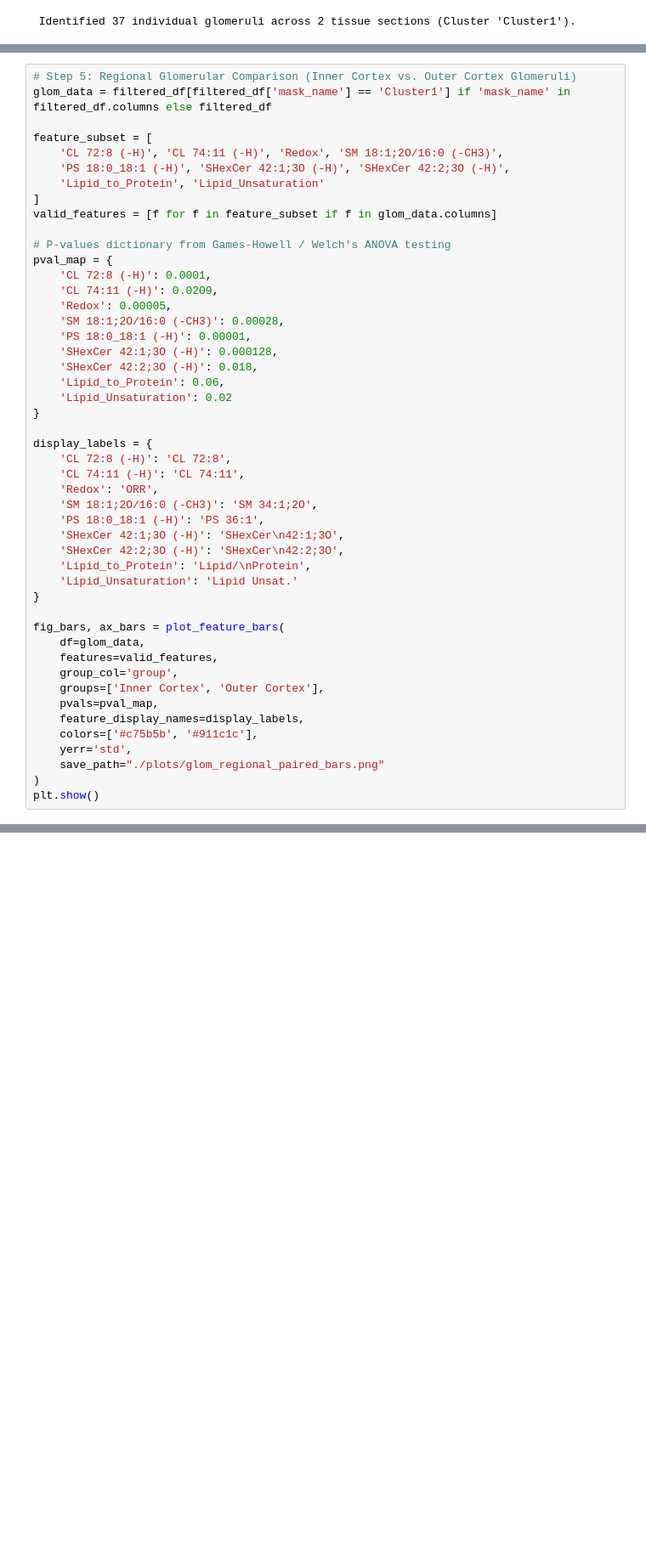
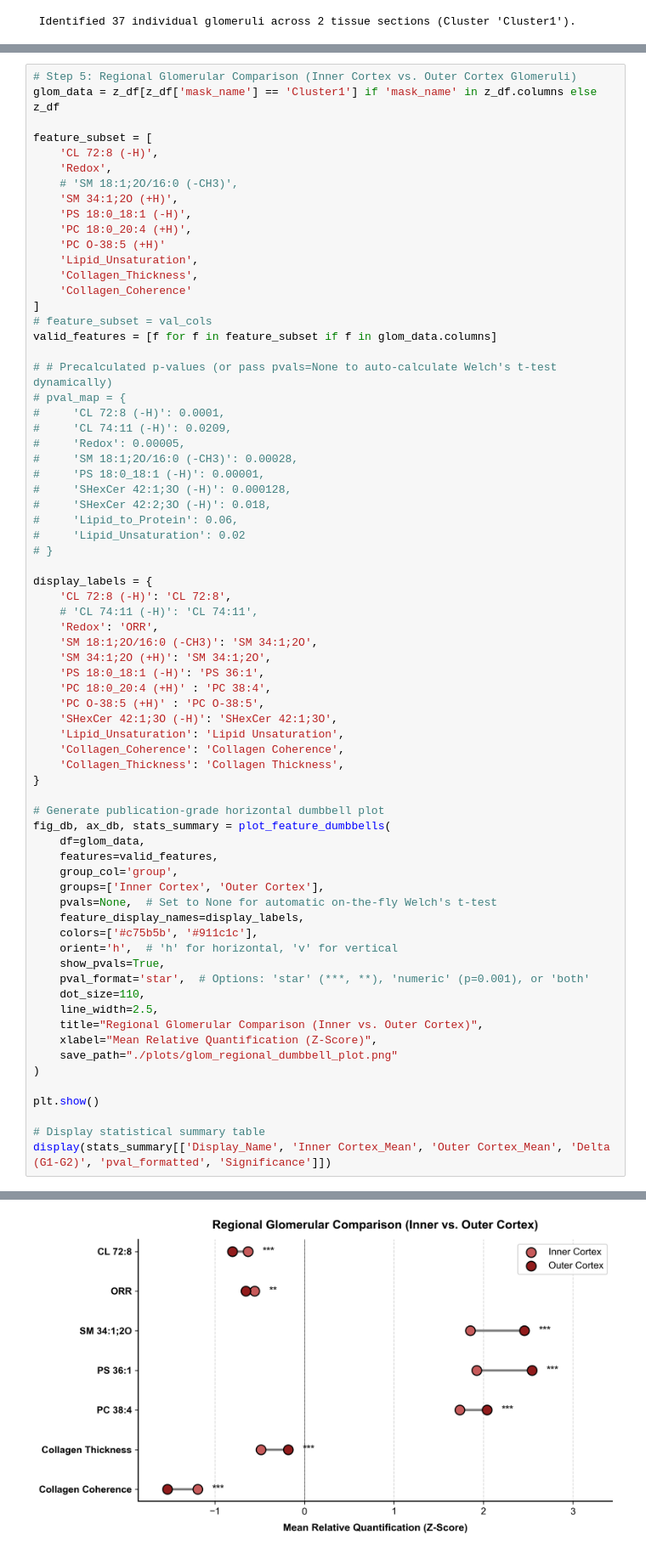
Before and after one commit to jvillazon/hsi_machine_learning, a Jupyter notebook: sk_classifier/integrated_pipeline.ipynb, the cells around one changed output, grey strips where cells are left out. Shown at 85% size. Cells and saved outputs as stored; diff of their text form; blank space fills up the shorter version.

Commit message:
Save in-progress changes on experiment branch

```diff
--- a/sk_classifier/integrated_pipeline.ipynb
+++ b/sk_classifier/integrated_pipeline.ipynb
@@ -241,48 +264,71 @@ if 'glom' in filtered_df.columns and filtered_df['glom'].notna().any():
 # %%
 # Step 5: Regional Glomerular Comparison (Inner Cortex vs. Outer Cortex Glomeruli)
-glom_data = filtered_df[filtered_df['mask_name'] == 'Cluster1'] if 'mask_name' in filtered_df.columns else filtered_df
+glom_data = z_df[z_df['mask_name'] == 'Cluster1'] if 'mask_name' in z_df.columns else z_df
 
 feature_subset = [
-    'CL 72:8 (-H)', 'CL 74:11 (-H)', 'Redox', 'SM 18:1;2O/16:0 (-CH3)',
-    'PS 18:0_18:1 (-H)', 'SHexCer 42:1;3O (-H)', 'SHexCer 42:2;3O (-H)',
-    'Lipid_to_Protein', 'Lipid_Unsaturation'
+    'CL 72:8 (-H)',
+    'Redox',
+    # 'SM 18:1;2O/16:0 (-CH3)',
+    'SM 34:1;2O (+H)',
+    'PS 18:0_18:1 (-H)',
+    'PC 18:0_20:4 (+H)',
+    'PC O-38:5 (+H)'
+    'Lipid_Unsaturation',
+    'Collagen_Thickness',
+    'Collagen_Coherence'
 ]
+# feature_subset = val_cols
 valid_features = [f for f in feature_subset if f in glom_data.columns]
 
-# P-values dictionary from Games-Howell / Welch's ANOVA testing
-pval_map = {
-    'CL 72:8 (-H)': 0.0001,
-    'CL 74:11 (-H)': 0.0209,
-    'Redox': 0.00005,
-    'SM 18:1;2O/16:0 (-CH3)': 0.00028,
-    'PS 18:0_18:1 (-H)': 0.00001,
-    'SHexCer 42:1;3O (-H)': 0.000128,
-    'SHexCer 42:2;3O (-H)': 0.018,
-    'Lipid_to_Protein': 0.06,
-    'Lipid_Unsaturation': 0.02
-}
+# # Precalculated p-values (or pass pvals=None to auto-calculate Welch's t-test dynamically)
+# pval_map = {
+#     'CL 72:8 (-H)': 0.0001,
+#     'CL 74:11 (-H)': 0.0209,
+#     'Redox': 0.00005,
+#     'SM 18:1;2O/16:0 (-CH3)': 0.00028,
+#     'PS 18:0_18:1 (-H)': 0.00001,
+#     'SHexCer 42:1;3O (-H)': 0.000128,
+#     'SHexCer 42:2;3O (-H)': 0.018,
+#     'Lipid_to_Protein': 0.06,
+#     'Lipid_Unsaturation': 0.02
+# }
 
 display_labels = {
     'CL 72:8 (-H)': 'CL 72:8',
-    'CL 74:11 (-H)': 'CL 74:11',
+    # 'CL 74:11 (-H)': 'CL 74:11',
     'Redox': 'ORR',
     'SM 18:1;2O/16:0 (-CH3)': 'SM 34:1;2O',
+    'SM 34:1;2O (+H)': 'SM 34:1;2O',
     'PS 18:0_18:1 (-H)': 'PS 36:1',
-    'SHexCer 42:1;3O (-H)': 'SHexCer\n42:1;3O',
-    'SHexCer 42:2;3O (-H)': 'SHexCer\n42:2;3O',
-    'Lipid_to_Protein': 'Lipid/\nProtein',
-    'Lipid_Unsaturation': 'Lipid Unsat.'
+    'PC 18:0_20:4 (+H)' : 'PC 38:4',
+    'PC O-38:5 (+H)' : 'PC O-38:5',
+    'SHexCer 42:1;3O (-H)': 'SHexCer 42:1;3O',
+    'Lipid_Unsaturation': 'Lipid Unsaturation',
+    'Collagen_Coherence': 'Collagen Coherence',
+    'Collagen_Thickness': 'Collagen Thickness',
 }
 
-fig_bars, ax_bars = plot_feature_bars(
+# Generate publication-grade horizontal dumbbell plot
+fig_db, ax_db, stats_summary = plot_feature_dumbbells(
     df=glom_data,
     features=valid_features,
     group_col='group',
     groups=['Inner Cortex', 'Outer Cortex'],
-    pvals=pval_map,
+    pvals=None,  # Set to None for automatic on-the-fly Welch's t-test
     feature_display_names=display_labels,
     colors=['#c75b5b', '#911c1c'],
-    yerr='std',
-    save_path="./plots/glom_regional_paired_bars.png"
+    orient='h',  # 'h' for horizontal, 'v' for vertical
+    show_pvals=True,
+    pval_format='star',  # Options: 'star' (***, **), 'numeric' (p=0.001), or 'both'
+    dot_size=110,
+    line_width=2.5,
+    title="Regional Glomerular Comparison (Inner vs. Outer Cortex)",
+    xlabel="Mean Relative Quantification (Z-Score)",
+    save_path="./plots/glom_regional_dumbbell_plot.png"
 )
+
 plt.show()
+
+# Display statistical summary table
+display(stats_summary[['Display_Name', 'Inner Cortex_Mean', 'Outer Cortex_Mean', 'Delta (G1-G2)', 'pval_formatted', 'Significance']])
+# %% [output]
@@ -288,0 +336 @@ plt.show()
+[figure, added]
```
Also changed, not shown: parts of 8 cells of this notebook, 2 other files.
